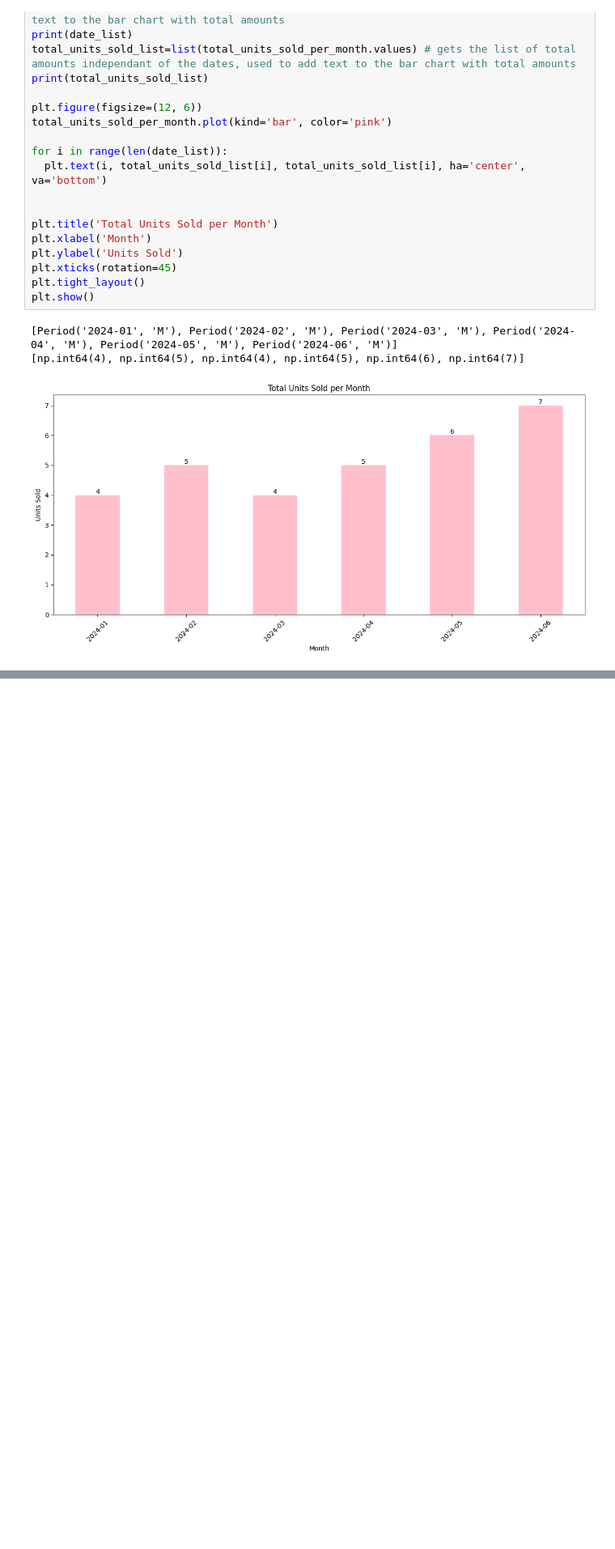
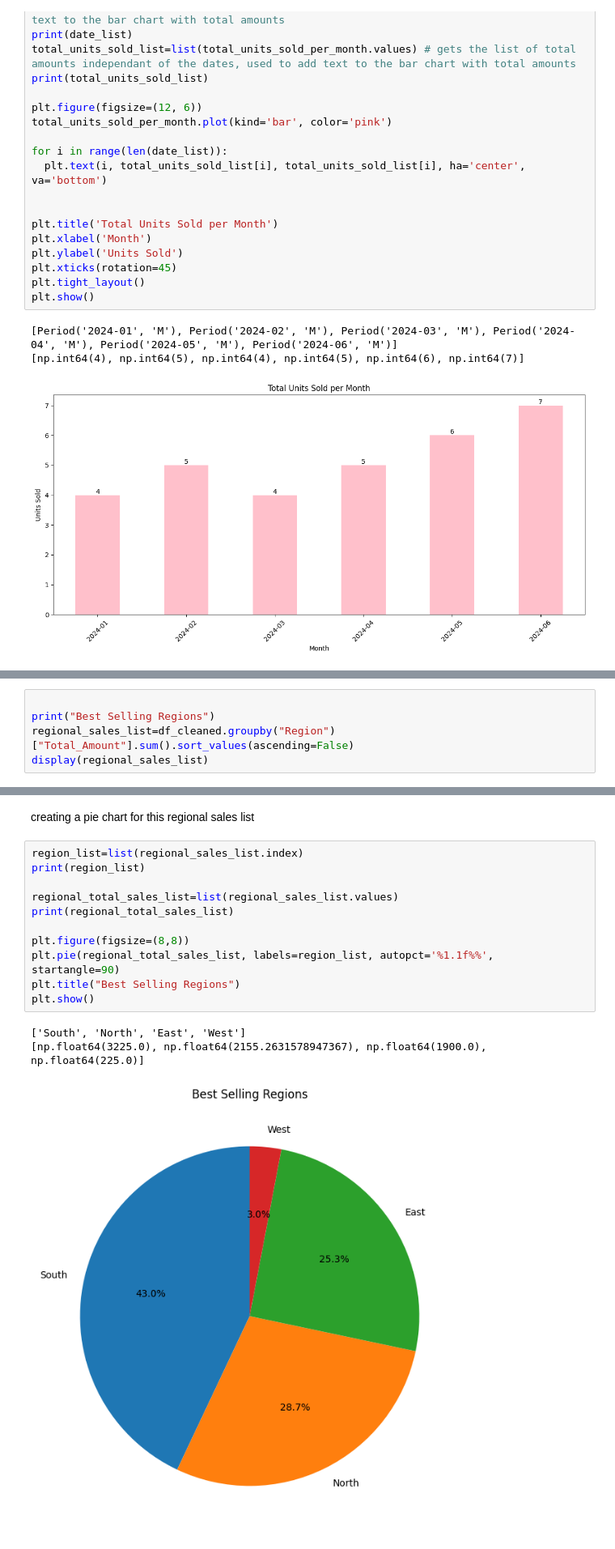
Before and after one commit to tahae02/Week-1-Data-Analysis-Internship-Uptrail, a Jupyter notebook: Week_1_Data_Analysis_for_Business_Insights.ipynb, the cells around one changed output, grey strips where cells are left out. Shown at 81% size. Saved outputs shown, nothing was run; the diff lists cells and outputs as text; blank space fills up the shorter version.

```diff
--- a/Week_1_Data_Analysis_for_Business_Insights.ipynb
+++ b/Week_1_Data_Analysis_for_Business_Insights.ipynb
@@ -307,0 +414,5 @@ plt.show()
+# %%
+
+print("Best Selling Regions")
+regional_sales_list=df_cleaned.groupby("Region")["Total_Amount"].sum().sort_values(ascending=False)
+display(regional_sales_list)
@@ -307,0 +430,17 @@ plt.show()
+# %% [markdown]
+creating a pie chart for this regional sales list
+# %%
+region_list=list(regional_sales_list.index)
+print(region_list)
+
+regional_total_sales_list=list(regional_sales_list.values)
+print(regional_total_sales_list)
+
+plt.figure(figsize=(8,8))
+plt.pie(regional_total_sales_list, labels=region_list, autopct='%1.1f%%', startangle=90)
+plt.title("Best Selling Regions")
+plt.show()
+# %% [output]
+['South', 'North', 'East', 'West']
+[np.float64(3225.0), np.float64(2155.2631578947367), np.float64(1900.0), np.float64(225.0)]
+[figure, added]
```
Also changed, not shown: parts of 13 cells of this notebook.
